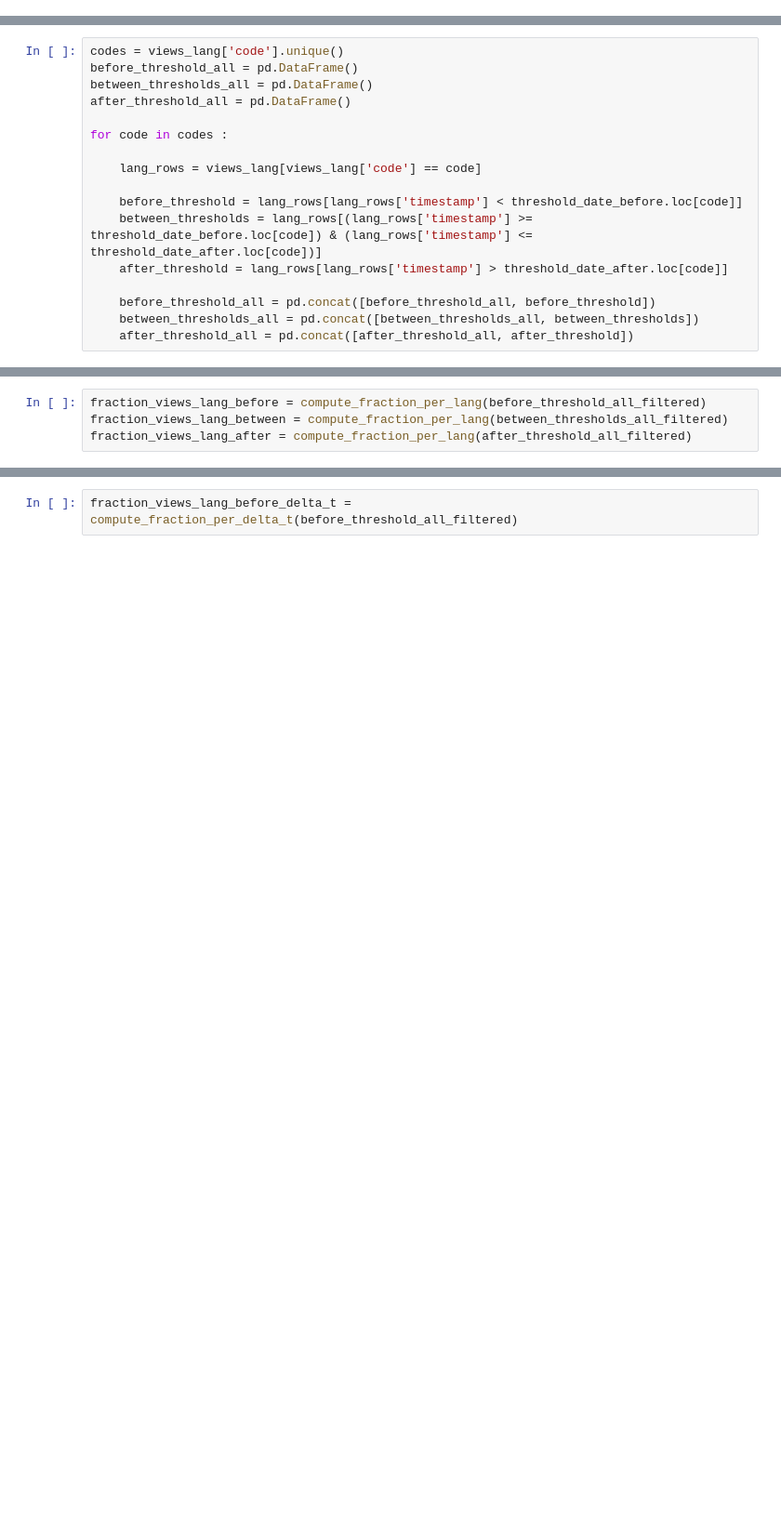
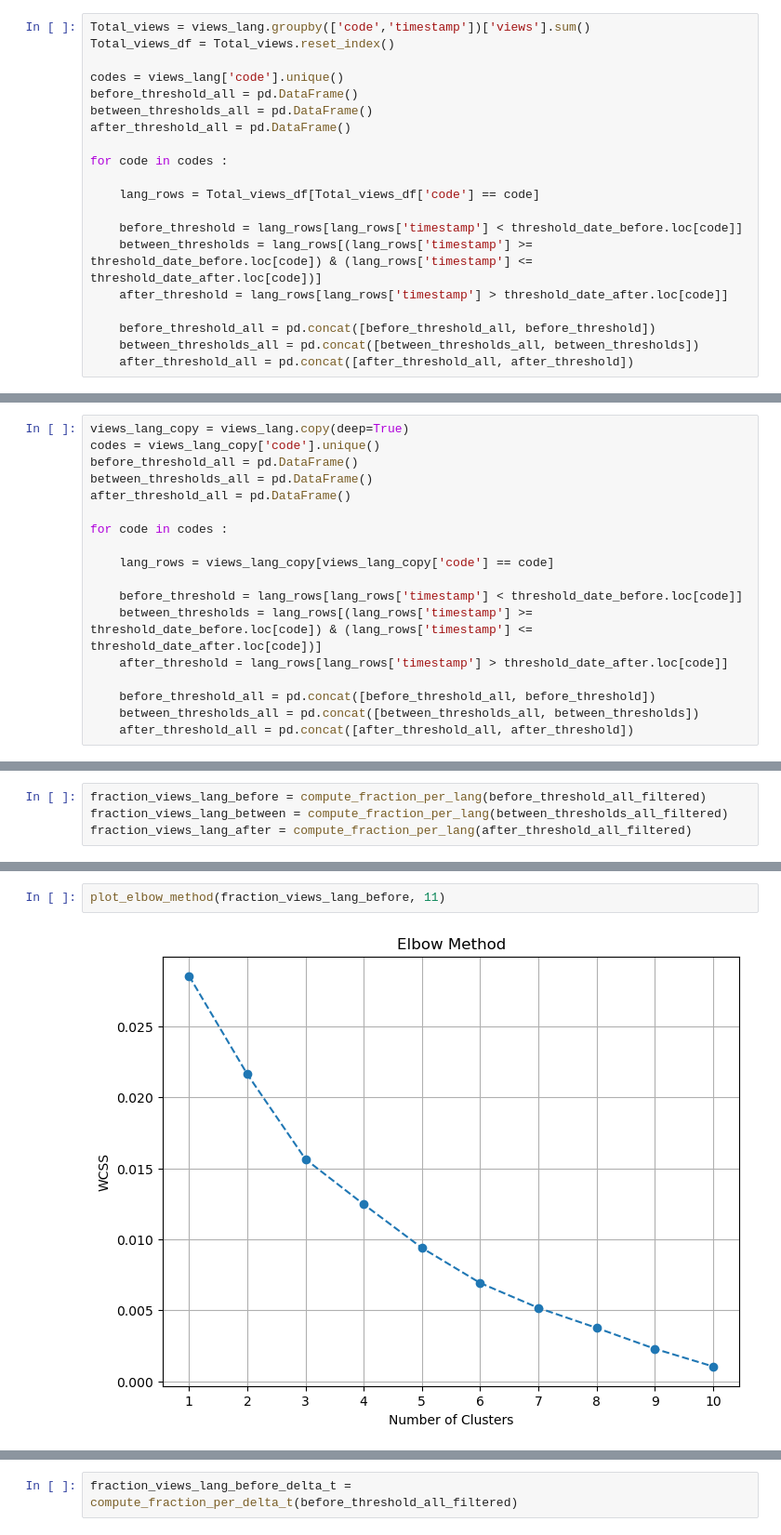
Before and after one commit to epfl-ada/ada-2023-project-mandarinecorp, a Jupyter notebook: Analysis_V0.ipynb, the cells around one changed output, grey strips where cells are left out. Shown at 93% size. Drawn from its saved outputs; the diff is of its cells as text; blank space fills up the shorter version.

```diff
--- a/Analysis_V0.ipynb
+++ b/Analysis_V0.ipynb
@@ -71,0 +163,20 @@ plt.grid()
+# %%
+Total_views = views_lang.groupby(['code','timestamp'])['views'].sum()
+Total_views_df = Total_views.reset_index()
+
+codes = views_lang['code'].unique()
+before_threshold_all = pd.DataFrame()
+between_thresholds_all = pd.DataFrame()
+after_threshold_all = pd.DataFrame()
+
+for code in codes :
+
+    lang_rows = Total_views_df[Total_views_df['code'] == code]
+
+    before_threshold = lang_rows[lang_rows['timestamp'] < threshold_date_before.loc[code]]
+    between_thresholds = lang_rows[(lang_rows['timestamp'] >= threshold_date_before.loc[code]) & (lang_rows['timestamp'] <= threshold_date_after.loc[code])]
+    after_threshold = lang_rows[lang_rows['timestamp'] > threshold_date_after.loc[code]]
+
+    before_threshold_all = pd.concat([before_threshold_all, before_threshold])
+    between_thresholds_all = pd.concat([between_thresholds_all, between_thresholds])
+    after_threshold_all = pd.concat([after_threshold_all, after_threshold])
@@ -130,12 +375,13 @@ mean_fraction_logs = views_lang.groupby(['subject', 'code'])['fraction_of_logs']
 # %%
-codes = views_lang['code'].unique()
+views_lang_copy = views_lang.copy(deep=True)
+codes = views_lang_copy['code'].unique()
 before_threshold_all = pd.DataFrame()
 between_thresholds_all = pd.DataFrame()
 after_threshold_all = pd.DataFrame()
 
 for code in codes :
 
-    lang_rows = views_lang[views_lang['code'] == code]
+    lang_rows = views_lang_copy[views_lang_copy['code'] == code]
 
     before_threshold = lang_rows[lang_rows['timestamp'] < threshold_date_before.loc[code]]
     between_thresholds = lang_rows[(lang_rows['timestamp'] >= threshold_date_before.loc[code]) & (lang_rows['timestamp'] <= threshold_date_after.loc[code])]
@@ -164,0 +413,4 @@ fraction_views_lang_after = compute_fraction_per_lang(after_threshold_all_filter
+# %%
+plot_elbow_method(fraction_views_lang_before, 11)
+# %% [output]
+[figure, added]
```
Also changed, not shown: parts of 38 cells of this notebook.
